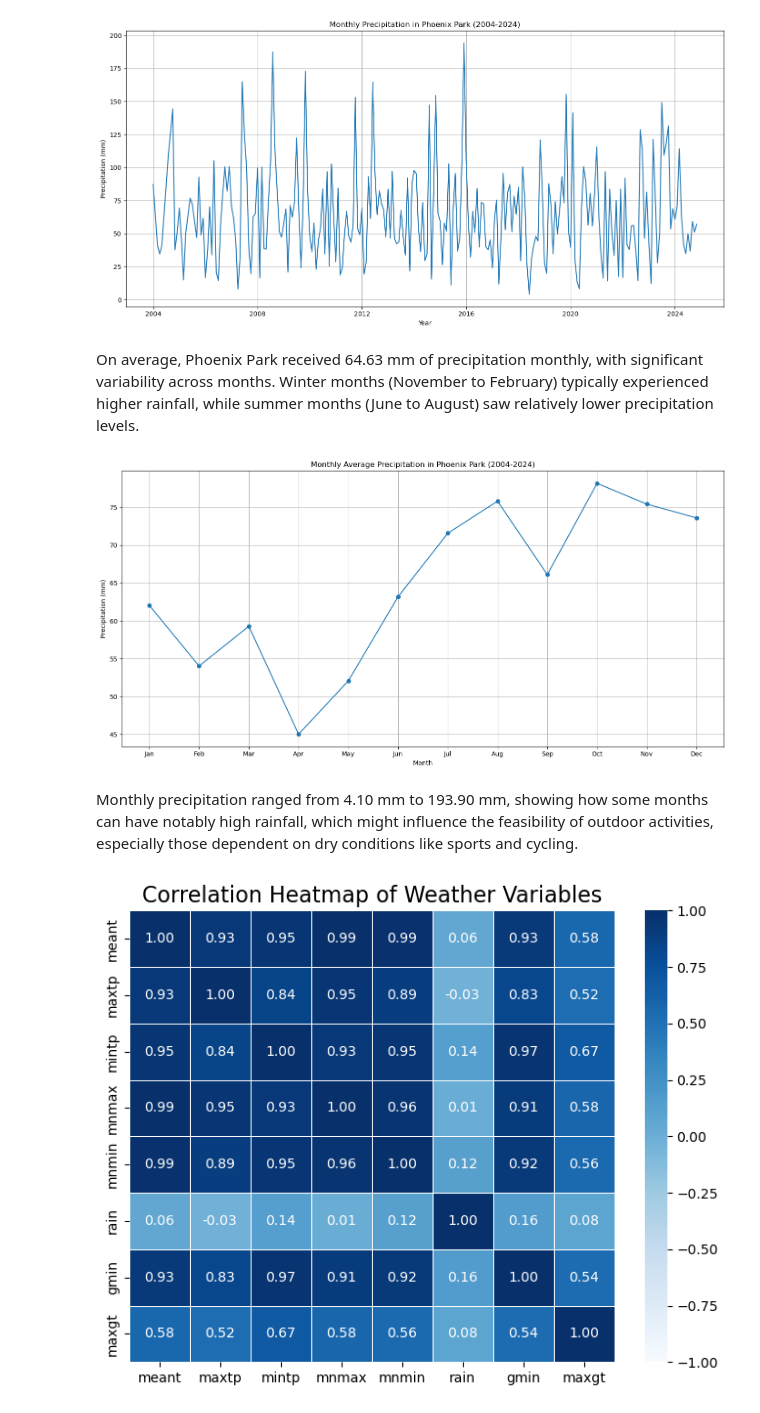
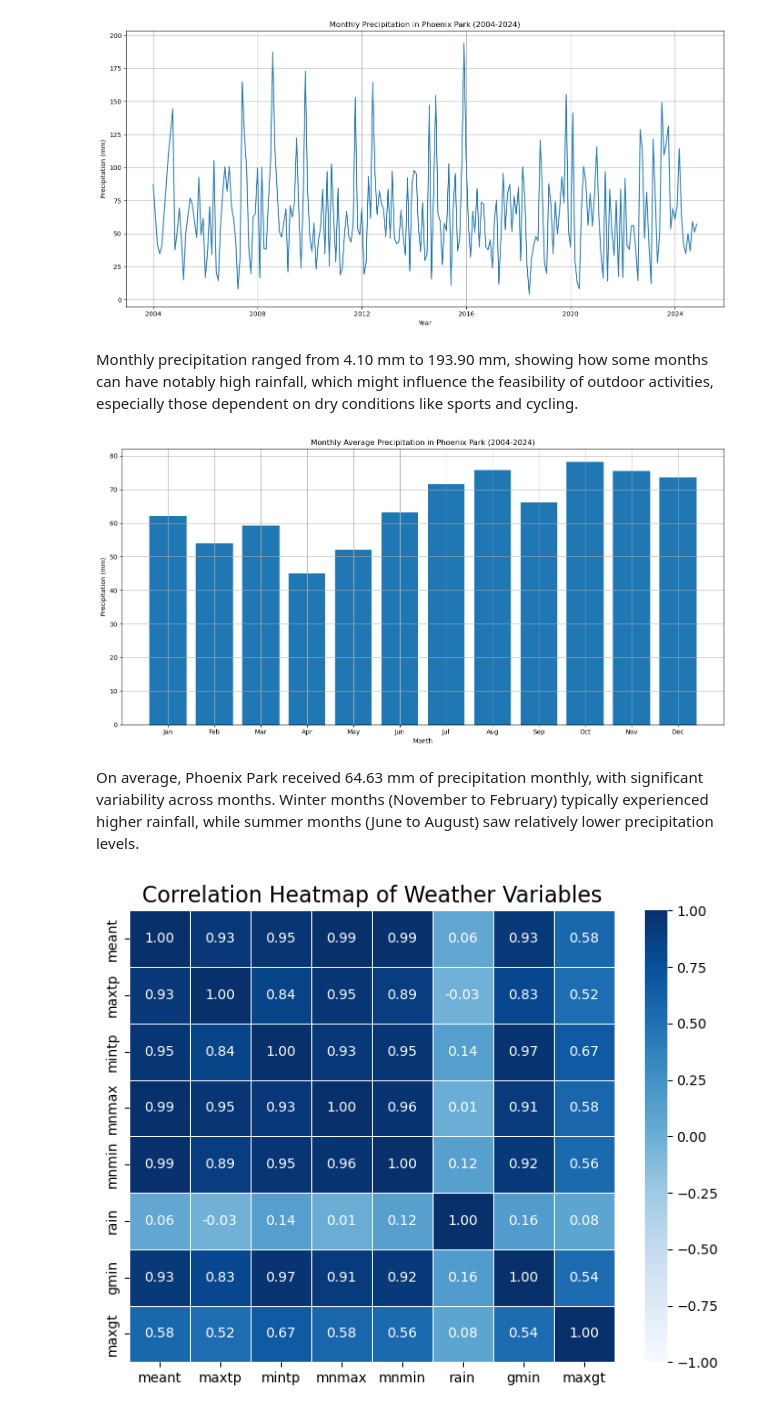
Before and after one commit to RodrigoDMU/programming-for-data-analytics, a Jupyter notebook: project/project.ipynb, the cells around one changed output. Cells and saved outputs as stored; diff of their text form; code cells hidden in the pictures.

```diff
--- a/project/project.ipynb
+++ b/project/project.ipynb
@@ -272,26 +270,27 @@ plt.tight_layout()
 plt.show()
 # %% [output]
 [figure]
+# %% [markdown]
+Monthly precipitation ranged from 4.10 mm to 193.90 mm, showing how some months can have notably high rainfall, which might influence the feasibility of outdoor activities, especially those dependent on dry conditions like sports and cycling.
+# %%
+# Group by month and calculate the mean for precipitation.
+monthly_avg = df.groupby('month')[['rain']].mean()
+
+# Plot Monthly Precipitation.
+plt.figure(figsize=(14, 7))
+plt.bar(monthly_avg.index, monthly_avg['rain'], color='tab:blue')
+plt.title('Monthly Average Precipitation in Phoenix Park (2004-2024)')
+plt.xlabel('Month')
+plt.ylabel('Precipitation (mm)')
+plt.xticks(monthly_avg.index, ['Jan', 'Feb', 'Mar', 'Apr', 'May', 'Jun', 'Jul', 'Aug', 'Sep', 'Oct', 'Nov', 'Dec'])
+plt.grid(True)
+
+plt.tight_layout()
+plt.show()
+# %% [output]
+[figure, added]
 # %% [markdown]
 On average, Phoenix Park received 64.63 mm of precipitation monthly, with significant variability across months. Winter months (November to February) typically experienced higher rainfall, while summer months (June to August) saw relatively lower precipitation levels.
-# %%
-# Group by month and calculate the mean for precipitation.
-monthly_avg = df.groupby('month')[['rain']].mean()
-
-# Plot Monthly Precipitation.
-plt.figure(figsize=(14, 7))
-plt.plot(monthly_avg.index, monthly_avg['rain'], label='Precipitation (mm)', marker='o', color='tab:blue')
-plt.title('Monthly Average Precipitation in Phoenix Park (2004-2024)')
-plt.xlabel('Month')
-plt.ylabel('Precipitation (mm)')
-plt.xticks(monthly_avg.index, ['Jan', 'Feb', 'Mar', 'Apr', 'May', 'Jun', 'Jul', 'Aug', 'Sep', 'Oct', 'Nov', 'Dec'])
-plt.grid(True)
-plt.tight_layout()
-plt.show()
-# %% [output]
-[figure, removed]
-# %% [markdown]
-Monthly precipitation ranged from 4.10 mm to 193.90 mm, showing how some months can have notably high rainfall, which might influence the feasibility of outdoor activities, especially those dependent on dry conditions like sports and cycling.
 # %%
 # Calculate the correlation matrix
 correlation = df_clean.corr(method='pearson')
```
Also changed, not shown: parts of 1 cell of this notebook.
